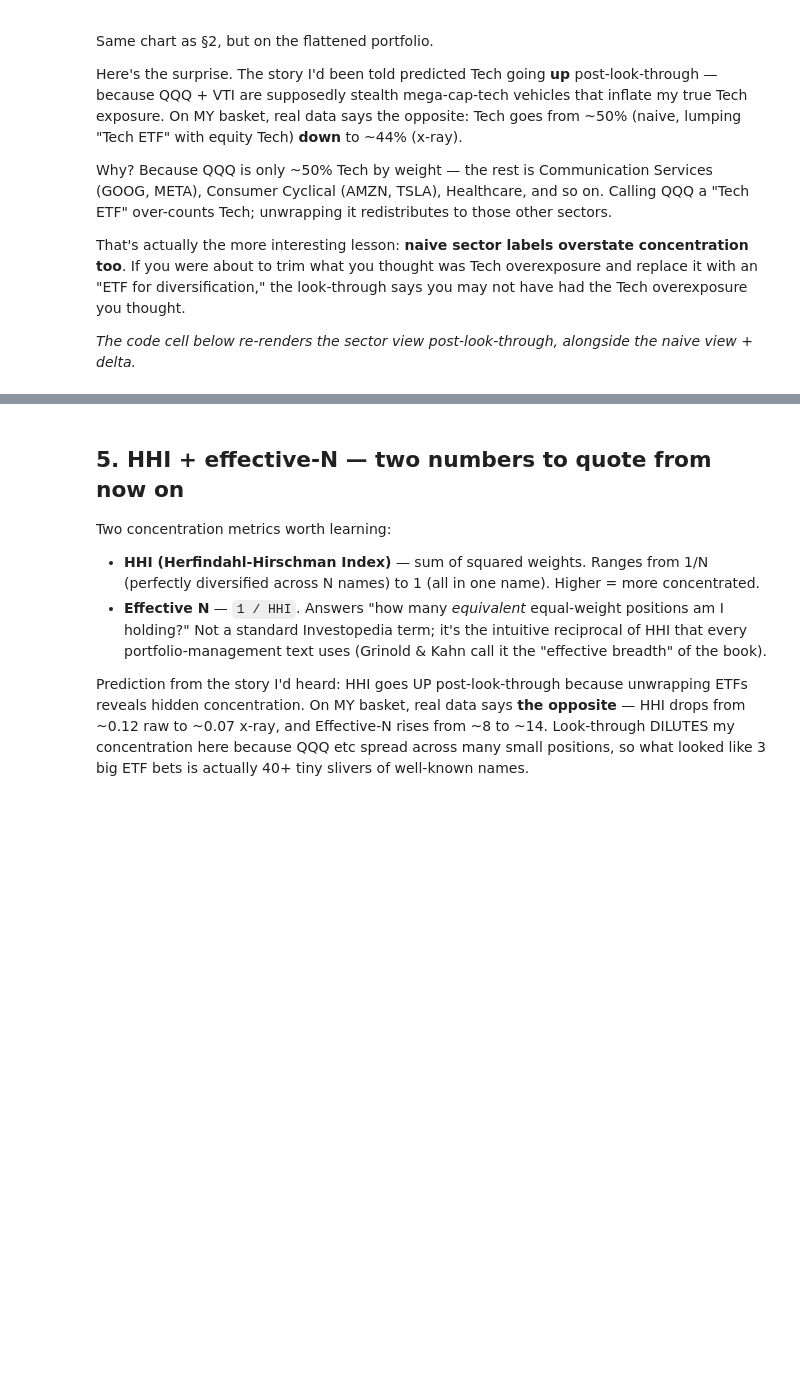
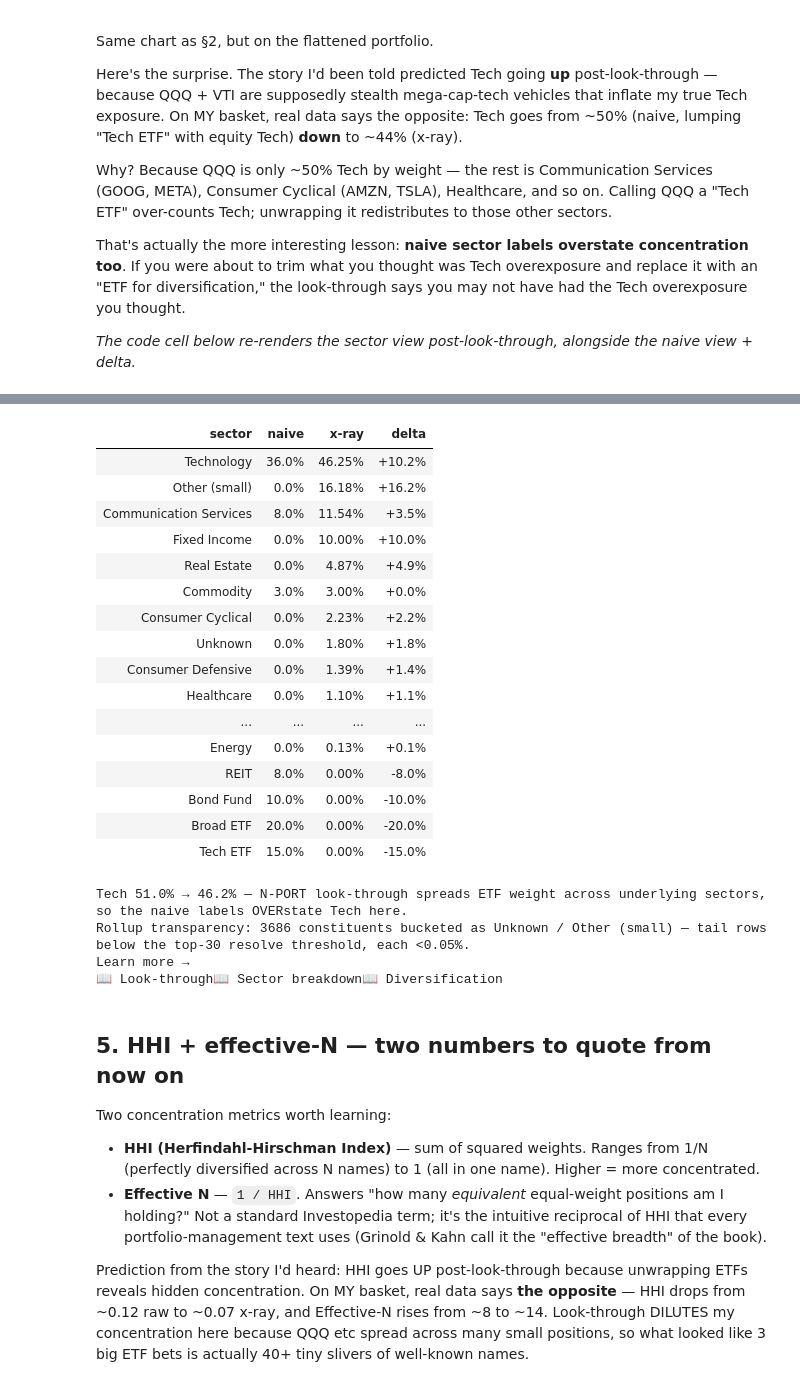
Before and after one commit to prajoria/OpenBB, a Jupyter notebook: notebooks/portfolio/03-basket-xray-and-risk.ipynb, the cells around one changed output, grey strips where cells are left out. Saved outputs shown, nothing was run; the diff lists cells and outputs as text; code cells hidden in the pictures; blank space fills up the shorter version.

```diff
--- a/notebooks/portfolio/03-basket-xray-and-risk.ipynb
+++ b/notebooks/portfolio/03-basket-xray-and-risk.ipynb
@@ -366,30 +417,35 @@ for pos in basket:
         sec = sec or "Unknown"
         xray_by_sector[sec] = xray_by_sector.get(sec, 0.0) + w
 
-print("Look-through sector view (N-PORT flattened):")
-print(f"{'Sector':<24}{'Weight':>10}")
-print("-" * 36)
-for sector, w in sorted(xray_by_sector.items(), key=lambda kv: -kv[1]):
-    print(f"{sector:<24}{w*100:>9.2f}%")
+tech_xray = xray_by_sector.get("Technology", 0.0) + xray_by_sector.get("Tech ETF", 0.0)
 
-print()
-print("Side-by-side delta (naive vs N-PORT look-through):")
-print(f"{'Sector':<24}{'Naive':>10}{'X-Ray':>10}{'Delta':>10}")
-print("-" * 56)
+# --- render (shared toolkit) ------------------------------------------------
+def _delta_cell(d):
+    fg = "#16a34a" if d < -0.05 else "#d97706" if d > 0.05 else "#6b7280"
+    return f"<span style='color:{fg};font-weight:700'>{d:+.1f}%</span>"
+
 all_sectors = set(naive_by_sector) | set(xray_by_sector)
+_rows = []
 for sec in sorted(all_sectors, key=lambda s: -xray_by_sector.get(s, 0)):
     n = naive_by_sector.get(sec, 0.0) * 100
     x = xray_by_sector.get(sec, 0.0) * 100
-    delta = x - n
-    print(f"{sec:<24}{n:>9.1f}%{x:>9.2f}%{delta:>+9.1f}%")
+    _rows.append((nb_pill(sec, "accent"), f"{n:.1f}%", f"{x:.2f}%", _delta_cell(x - n)))
 
-tech_xray = xray_by_sector.get("Technology", 0.0) + xray_by_sector.get("Tech ETF", 0.0)
-print()
-print(f"Effective Tech exposure: {tech_xray*100:.1f}%  "
-      f"(was {tech_naive*100:.1f}% naive - the N-PORT look-through spreads "
-      f"the ETF weight across underlying sectors)")
-print()
-print(f"Rollup transparency: {unknown_count} constituents bucketed as "
-      f"Unknown / Other (small) (tail rows below the top-30 resolution "
-      f"threshold; each contributes <0.05%).")
+_tech_moved = tech_xray - tech_naive
+_tech_tone = "good" if _tech_moved < 0 else "warn"
+nb_panel(
+    "Sector view WITH look-through — the pivot",
+    nb_table(["sector", "naive", "x-ray", "delta"], _rows)
+    + "<div style='margin-top:9px'>"
+    + nb_pill(f"Tech {tech_naive * 100:.1f}% → {tech_xray * 100:.1f}%", _tech_tone)
+    + "<span style='opacity:.7;font:12px/1.5 ui-sans-serif,system-ui'>"
+    + " — N-PORT look-through spreads ETF weight across underlying sectors, so the "
+    + "naive labels OVERstate Tech here.</span></div>"
+    + "<div style='margin-top:6px;opacity:.6;font:11px/1.5 ui-sans-serif,system-ui'>"
+    + f"Rollup transparency: {unknown_count} constituents bucketed as Unknown / "
+    + "Other (small) — tail rows below the top-30 resolve threshold, each <0.05%.</div>",
+    subtitle="Same classification as §2, but on the flattened N-PORT positions.",
+    tone=_tech_tone,
+    links=["look_through", "sector_breakdown", "diversification"],
+)
 # %% [output]
@@ -413,3 +454,24 @@ Rollup transparency: 3686 constituents bucketed as Unknown / Other (small) (tail
+| sector | naive | x-ray | delta |
+| Technology | 36.0% | 46.25% | +10.2% |
+| Other (small) | 0.0% | 16.18% | +16.2% |
+| Communication Services | 8.0% | 11.54% | +3.5% |
+| Fixed Income | 0.0% | 10.00% | +10.0% |
+| Real Estate | 0.0% | 4.87% | +4.9% |
+| Commodity | 3.0% | 3.00% | +0.0% |
+| Consumer Cyclical | 0.0% | 2.23% | +2.2% |
+| Unknown | 0.0% | 1.80% | +1.8% |
+| Consumer Defensive | 0.0% | 1.39% | +1.4% |
+| Healthcare | 0.0% | 1.10% | +1.1% |
+| ... | ... | ... | ... |
+| Energy | 0.0% | 0.13% | +0.1% |
+| REIT | 8.0% | 0.00% | -8.0% |
+| Bond Fund | 10.0% | 0.00% | -10.0% |
+| Broad ETF | 20.0% | 0.00% | -20.0% |
+| Tech ETF | 15.0% | 0.00% | -15.0% |
+Tech 51.0% → 46.2% — N-PORT look-through spreads ETF weight across underlying sectors, so the naive labels OVERstate Tech here.
+Rollup transparency: 3686 constituents bucketed as Unknown / Other (small) — tail rows below the top-30 resolve threshold, each <0.05%.
+Learn more →
+📖 Look-through📖 Sector breakdown📖 Diversification
 # %% [markdown]
 ## 5. HHI + effective-N — two numbers to quote from now on
 
```
Also changed, not shown: parts of 11 cells of this notebook, 9 other files.
